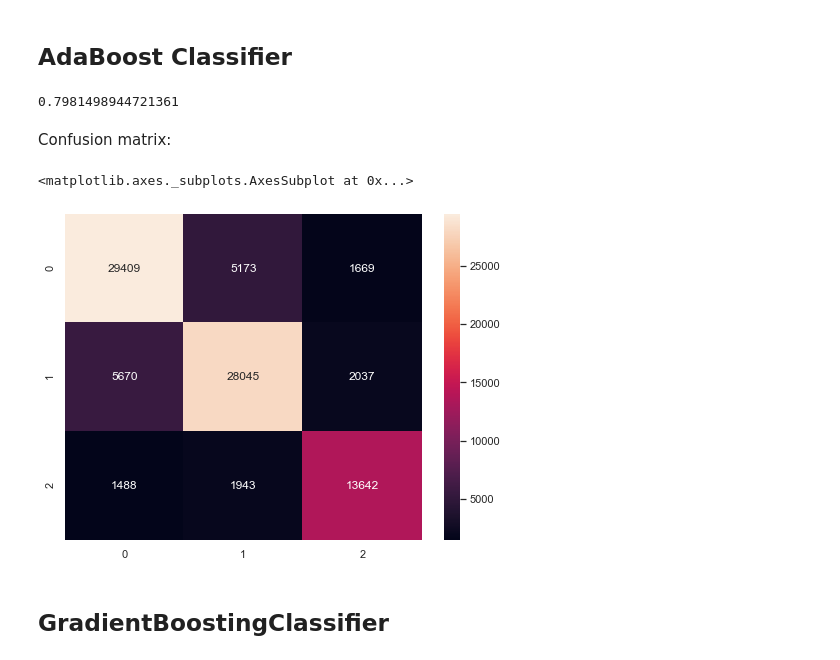
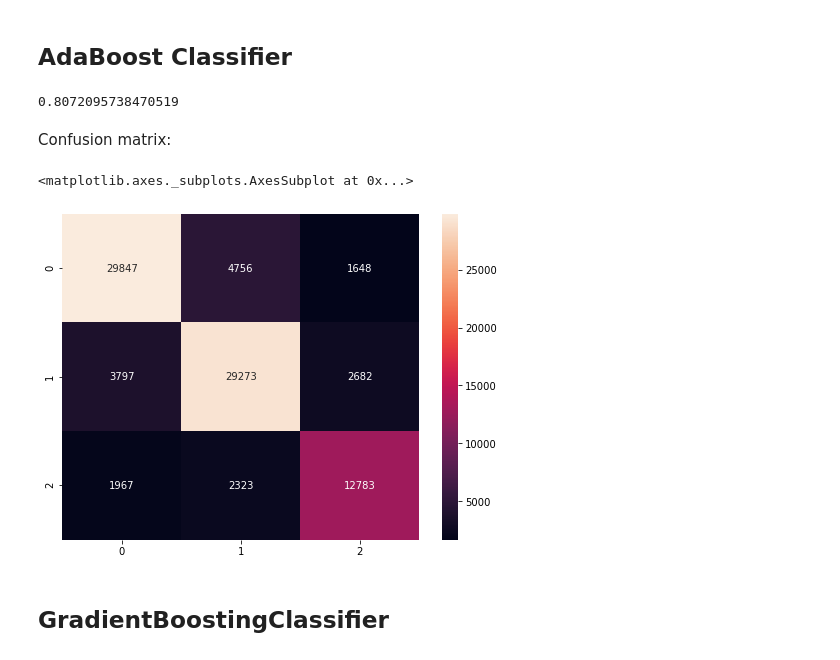
Before and after one commit to Noa-Nussbaum/Avodat-Gmar---Second-semester, a Jupyter notebook: Hands.ipynb, the cells around one changed output. Cells and saved outputs as stored; diff of their text form; code cells hidden in the pictures.

```diff
--- a/Hands.ipynb
+++ b/Hands.ipynb
@@ -331,7 +331,7 @@ Kfolds = StratifiedKFold(n_splits=5,shuffle=True, random_state=7)
 # %% [markdown]
 ## Decision Tree Classifier
 # %%
-dtree = DecisionTreeClassifier(max_depth = 2)
+dtree = DecisionTreeClassifier(max_depth = 2, criterion='gini', max_features = 'log2')
 dtree.fit(x_train, y_train)
 prediction = dtree.predict(x_test)
 dtc_a=accuracy_score(prediction,y_test)
@@ -350,7 +350,7 @@ sns.heatmap(con_mat, annot=True, fmt='g')
 # %% [markdown]
 ## Logistic Regression
 # %%
-logreg = LogisticRegression()
+logreg = LogisticRegression(max_iter = 200)
 logreg.fit(x_train, y_train)
 prediction = logreg.predict(x_test)
 log_a = accuracy_score(prediction, y_test)
@@ -371,22 +372,23 @@ sns.heatmap(con_mat, annot=True, fmt='g')
 # %% [markdown]
 ## AdaBoost Classifier
 # %%
-ada = AdaBoostClassifier(n_estimators=100, random_state=0)
+ada = AdaBoostClassifier(n_estimators=50, random_state=0)
 ada.fit(x_train,y_train)
 prediction = ada.predict(x_test)
 ada_a = accuracy_score(y_test, prediction)
 print(ada_a)
 # %% [output]
-0.7981498944721361
+0.8072095738470519
 # %% [markdown]
 Confusion matrix:
 # %%
+prediction = ada.predict(x_test)
 con_mat = confusion_matrix(y_test, prediction)
 f, ax = plt.subplots(figsize=(8, 6))
 sns.heatmap(con_mat, annot=True, fmt='g')
 # %% [output]
 <matplotlib.axes._subplots.AxesSubplot at 0x...>
-[figure, old version]
+[figure, new version]
 # %% [markdown]
 ## GradientBoostingClassifier
 # %%
```
Also changed, not shown: parts of 10 cells of this notebook.
